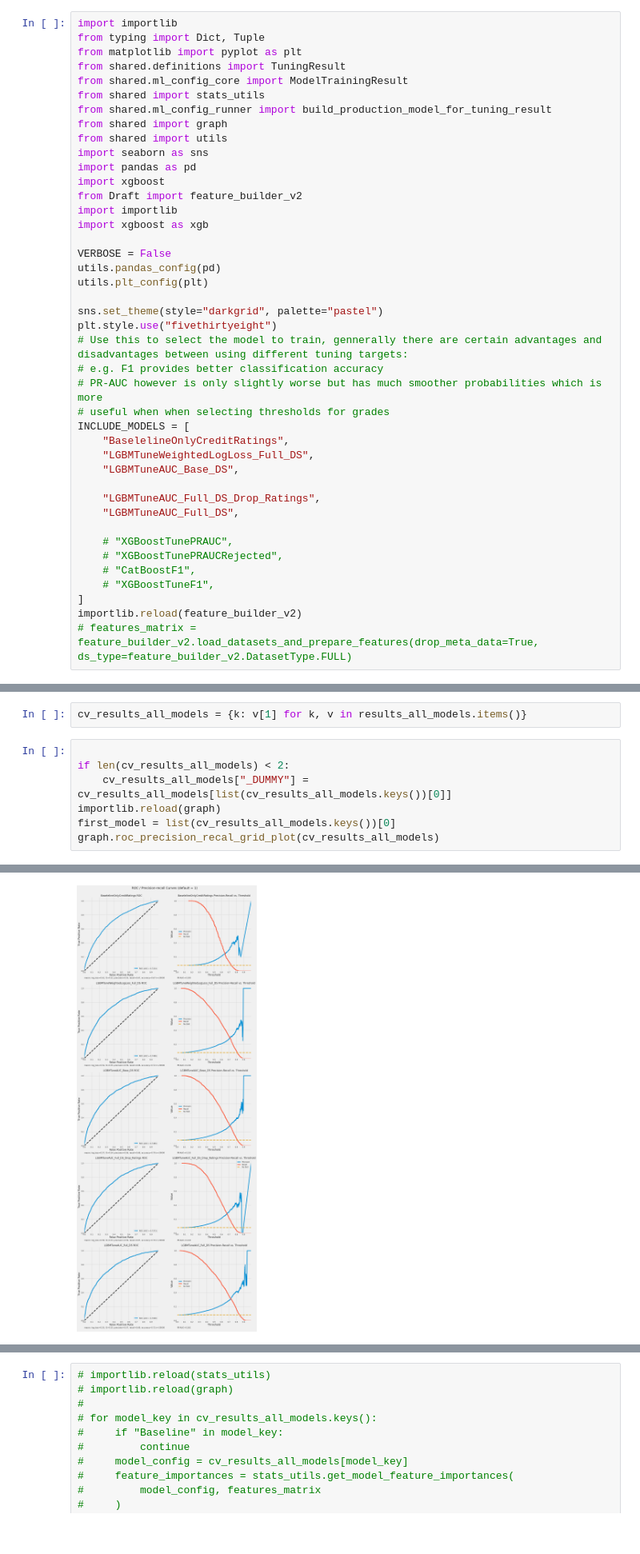
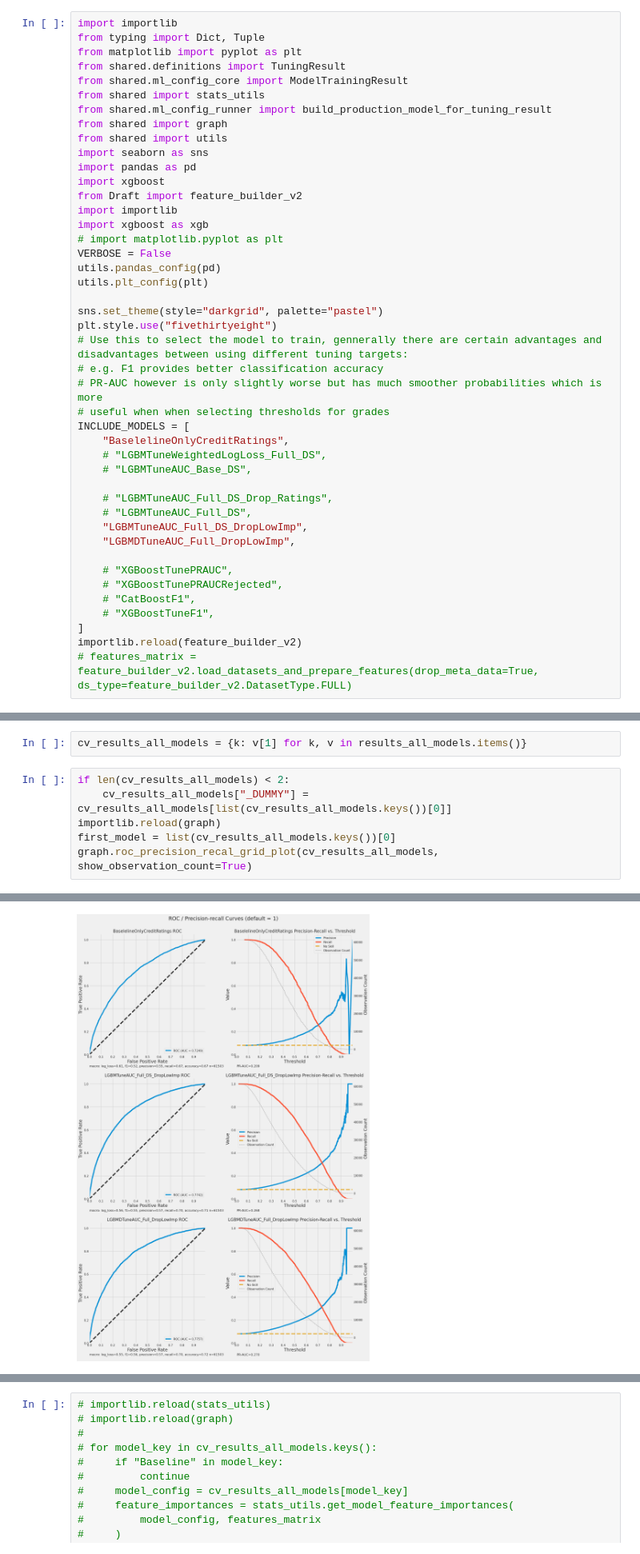
Before and after one commit to qwyt/HomeCreditDefaultRisk, a Jupyter notebook: Notebooks/Model_2.ipynb, the cells around one changed output, grey strips where cells are left out. Shown at 80% size. Saved outputs shown, nothing was run; the diff lists cells and outputs as text; blank space fills up the shorter version.

```diff
--- a/Notebooks/Model_2.ipynb
+++ b/Notebooks/Model_2.ipynb
@@ -14,7 +14,7 @@ import xgboost
 from Draft import feature_builder_v2
 import importlib
 import xgboost as xgb
-
+# import matplotlib.pyplot as plt
 VERBOSE = False
 utils.pandas_config(pd)
 utils.plt_config(plt)
@@ -27,11 +27,13 @@ plt.style.use("fivethirtyeight")
 # useful when when selecting thresholds for grades
 INCLUDE_MODELS = [
     "BaselelineOnlyCreditRatings",
-    "LGBMTuneWeightedLogLoss_Full_DS",
-    "LGBMTuneAUC_Base_DS",
+    # "LGBMTuneWeightedLogLoss_Full_DS",
+    # "LGBMTuneAUC_Base_DS",
 
-    "LGBMTuneAUC_Full_DS_Drop_Ratings",
-    "LGBMTuneAUC_Full_DS",
+    # "LGBMTuneAUC_Full_DS_Drop_Ratings",
+    # "LGBMTuneAUC_Full_DS",
+    "LGBMTuneAUC_Full_DS_DropLowImp",
+    "LGBMDTuneAUC_Full_DropLowImp",
 
     # "XGBoostTunePRAUC",
     # "XGBoostTunePRAUCRejected",
@@ -77,15 +164,14 @@ for model_key, model_data in results_all_models.items():
 # %%
 cv_results_all_models = {k: v[1] for k, v in results_all_models.items()}
 # %%
-
 if len(cv_results_all_models) < 2:
     cv_results_all_models["_DUMMY"] = cv_results_all_models[list(cv_results_all_models.keys())[0]]
 importlib.reload(graph)
 first_model = list(cv_results_all_models.keys())[0]
-graph.roc_precision_recal_grid_plot(cv_results_all_models)
+graph.roc_precision_recal_grid_plot(cv_results_all_models, show_observation_count=True)
 # %% [output]
 The figure layout has changed to tight
-[figure, old version]
+[figure, new version]
 # %%
 importlib.reload(graph)
 
```
Also changed, not shown: parts of 18 cells of this notebook, 16 other files.
